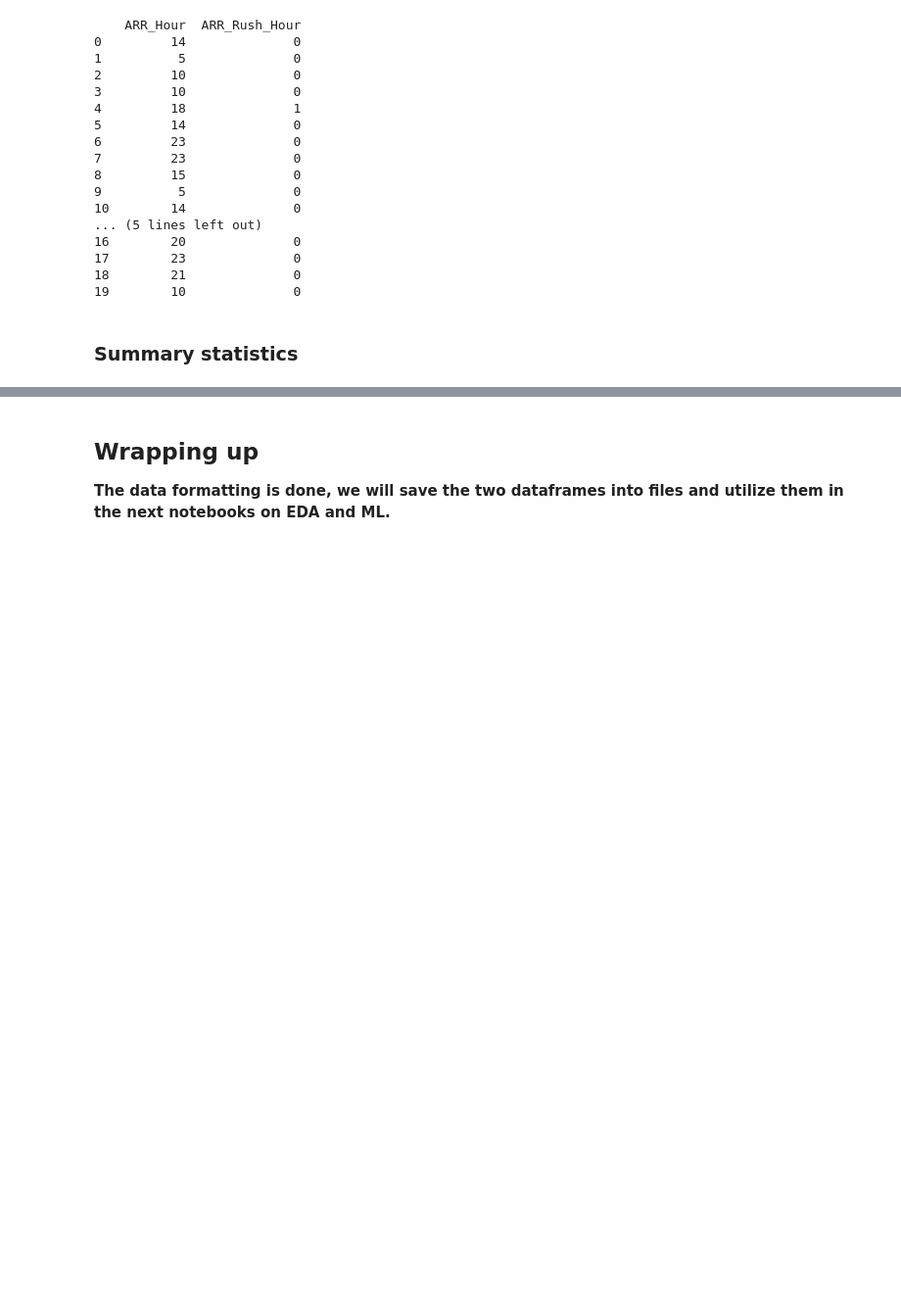
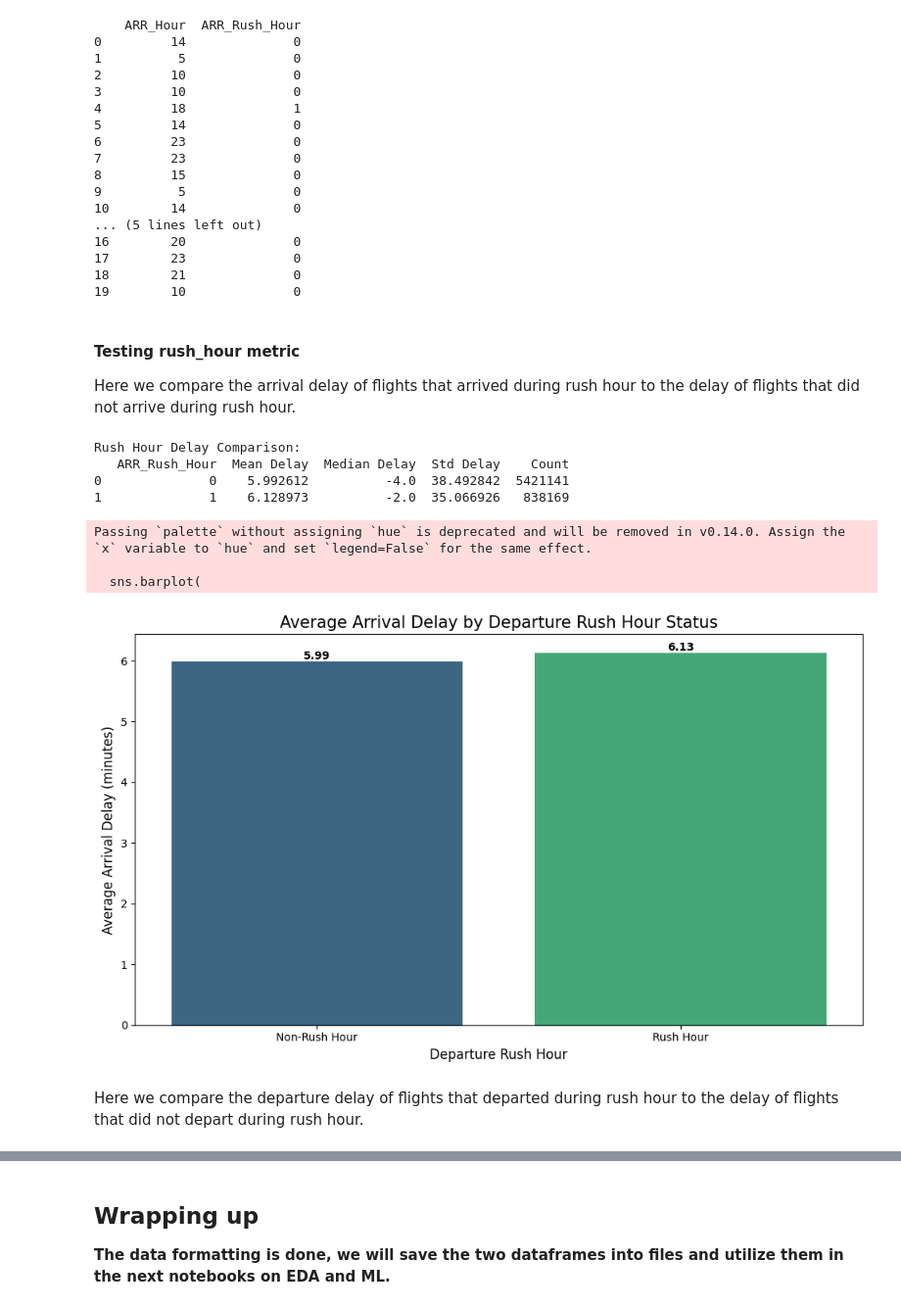
Before and after one commit to importb/predicting-flight-delays, a Jupyter notebook: Data processing.ipynb, the cells around one changed output, grey strips where cells are left out. Shown at 98% size. Cells and saved outputs as stored; diff of their text form; code cells hidden in the pictures; blank space fills up the shorter version.

```diff
--- a/Data processing.ipynb
+++ b/Data processing.ipynb
@@ -22 +59,12 @@ Let's start working with the 2013's data. Let's check at first which features it
+# %%
+def numeric_to_int64(df):
+    for column in df.columns:
+        if pd.api.types.is_numeric_dtype(df[column]):
+            # Convert numeric types to Int64
+            df[column] = df[column].round().astype('Int64')
+    return df
+
+df = numeric_to_int64(df)
+
+df = df.drop(columns=['Unnamed: 27'], errors='ignore') # Removing the useless column
 # %% [markdown]
@@ -618,5 +559,65 @@ print(df_cleaned[['ARR_Hour', 'ARR_Rush_Hour']].head(20))
 17        23              0
 18        21              0
 19        10              0
-# %% [markdown]
-### Summary statistics
+# %% [markdown]
+#### Testing rush_hour metric
+
+Here we compare the arrival delay of flights that arrived during rush hour to the delay of flights that did not arrive during rush hour.
+# %%
+# Group by ARR_Rush_Hour and calculate mean ARR_DELAY
+rush_hour_delay_comparison = df_cleaned.groupby('ARR_Rush_Hour')['ARR_DELAY'].agg([
+    ('Mean Delay', 'mean'),
+    ('Median Delay', 'median'),
+    ('Std Delay', 'std'),
+    ('Count', 'count')
+]).reset_index()
+
+# Print the comparison statistics
+print("Rush Hour Delay Comparison:")
+print(rush_hour_delay_comparison)
+
+# Create a bar plot
+plt.figure(figsize=(10, 6))
+sns.barplot(
+    x='ARR_Rush_Hour',
+    y='Mean Delay',
+    data=rush_hour_delay_comparison,
+    palette='viridis'
+)
+
+plt.title('Average Arrival Delay by Departure Rush Hour Status', fontsize=15)
+plt.xlabel('Departure Rush Hour', fontsize=12)
+plt.ylabel('Average Arrival Delay (minutes)', fontsize=12)
+plt.xticks([0, 1], ['Non-Rush Hour', 'Rush Hour'])
+
+# Add value labels on top of each bar
+for i, v in enumerate(rush_hour_delay_comparison['Mean Delay']):
+    plt.text(
+        i,
+        v,
+        f'{v:.2f}',
+        ha='center',
+        va='bottom',
+        fontweight='bold'
+    )
+
+plt.tight_layout()
+plt.show()
+
+# Optional: Statistical significance test
+from scipy import stats
+
+# Separate delay groups
+rush_hour_delays = df_cleaned[df_cleaned['ARR_Rush_Hour'] == True]['ARR_DELAY']
+non_rush_hour_delays = df_cleaned[df_cleaned['ARR_Rush_Hour'] == False]['ARR_DELAY']
+# %% [output]
+Rush Hour Delay Comparison:
+   ARR_Rush_Hour  Mean Delay  Median Delay  Std Delay    Count
+0              0    5.992612          -4.0  38.492842  5421141
+1              1    6.128973          -2.0  35.066926   838169
+Passing `palette` without assigning `hue` is deprecated and will be removed in v0.14.0. Assign the `x` variable to `hue` and set `legend=False` for the same effect.
+
+  sns.barplot(
+[figure, added]
+# %% [markdown]
+Here we compare the departure delay of flights that departed during rush hour to the delay of flights that did not depart during rush hour.
```
Also changed, not shown: parts of 65 cells of this notebook, 4 other files.
